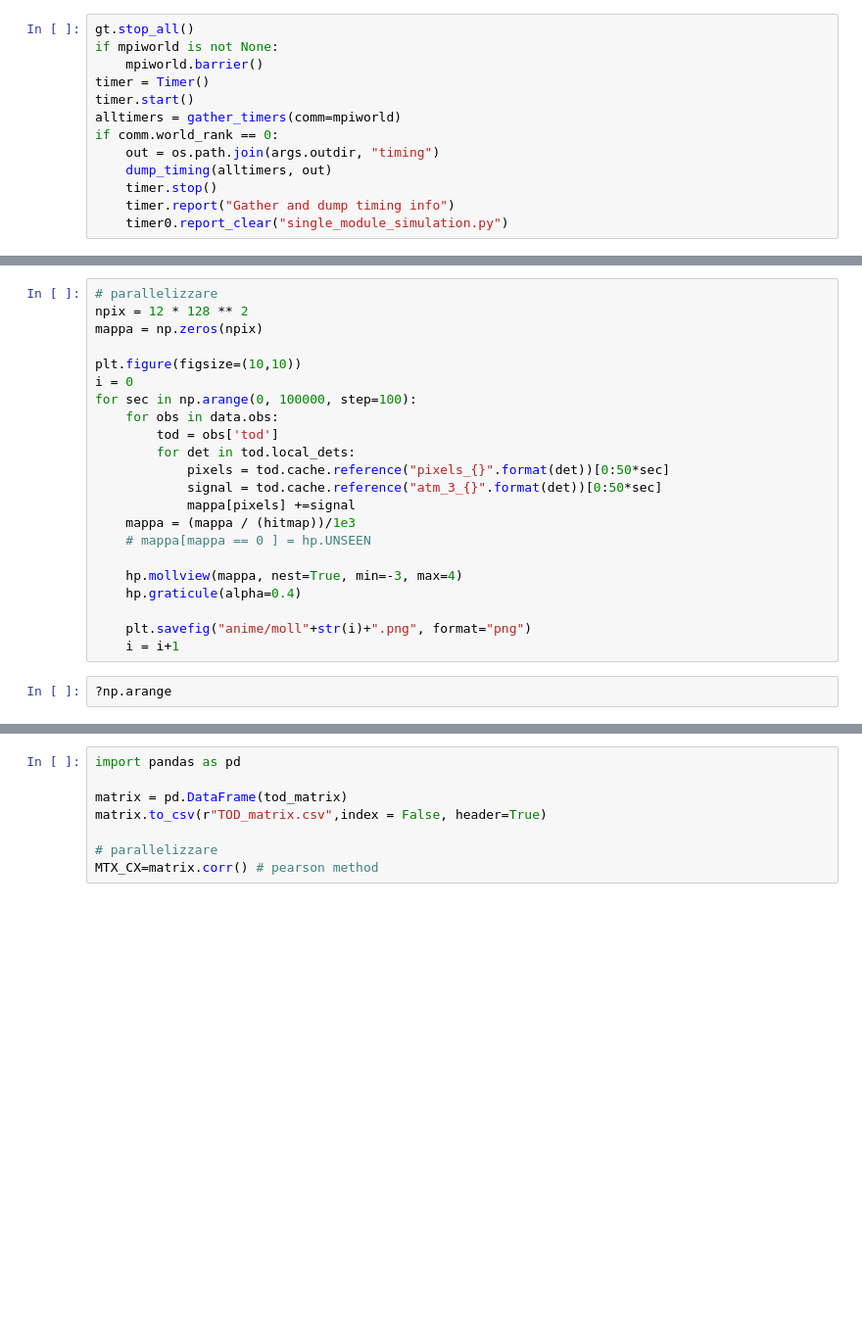
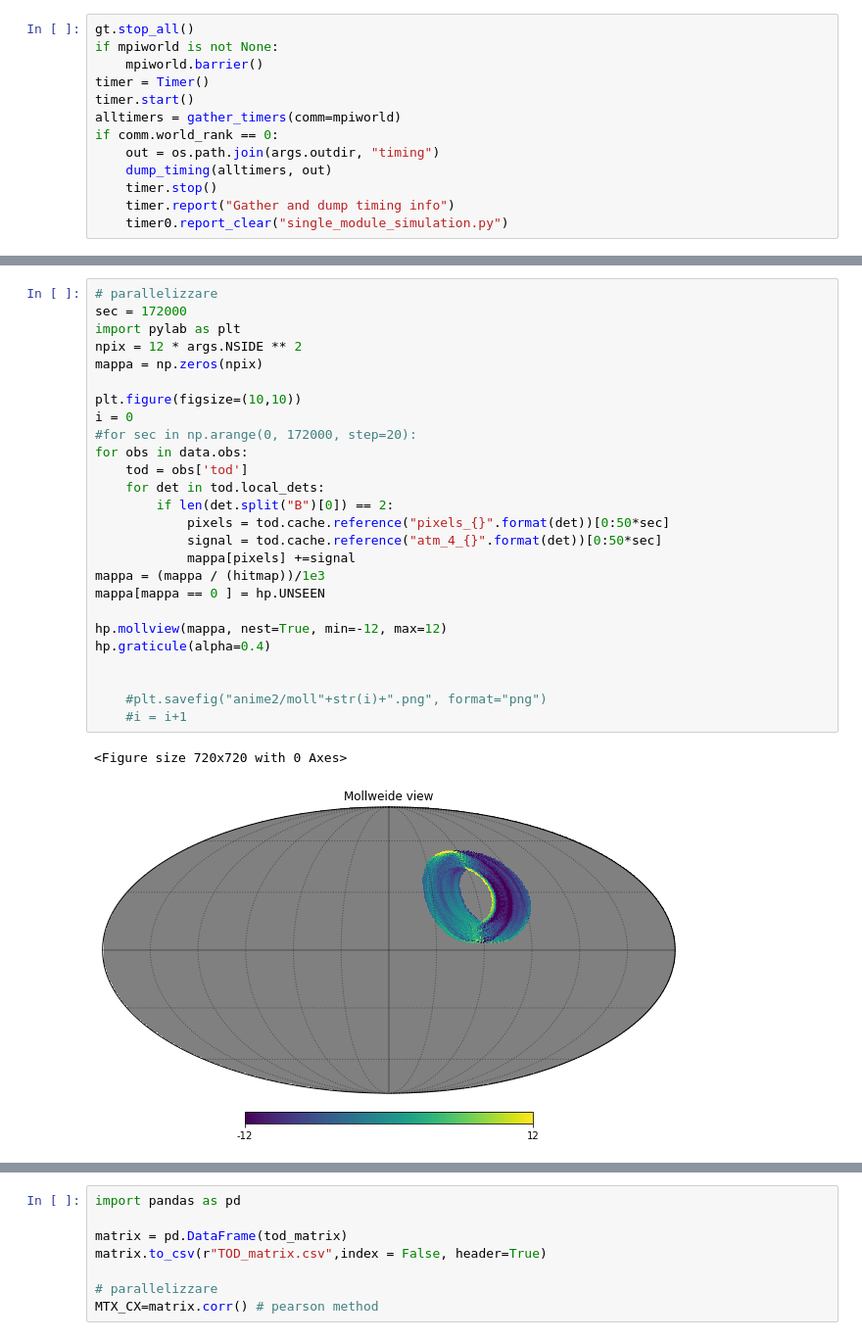
Before and after one commit to cmbgroundbased/cal, a Jupyter notebook: cookbook/Atmospheric_simulation_TOD.ipynb, the cells around one changed output, grey strips where cells are left out. Shown at 98% size. Saved outputs shown, nothing was run; the diff lists cells and outputs as text; blank space fills up the shorter version.

```diff
--- a/cookbook/Atmospheric_simulation_TOD.ipynb
+++ b/cookbook/Atmospheric_simulation_TOD.ipynb
@@ -469,26 +573,31 @@ hitmap
 # %%
 # parallelizzare
-npix = 12 * 128 ** 2
+sec = 172000
+import pylab as plt
+npix = 12 * args.NSIDE ** 2
 mappa = np.zeros(npix)
 
 plt.figure(figsize=(10,10))
 i = 0
-for sec in np.arange(0, 100000, step=100):
-    for obs in data.obs:
-        tod = obs['tod']
-        for det in tod.local_dets:
+#for sec in np.arange(0, 172000, step=20):
+for obs in data.obs:
+    tod = obs['tod']
+    for det in tod.local_dets:
+        if len(det.split("B")[0]) == 2:
             pixels = tod.cache.reference("pixels_{}".format(det))[0:50*sec]
-            signal = tod.cache.reference("atm_3_{}".format(det))[0:50*sec]
+            signal = tod.cache.reference("atm_4_{}".format(det))[0:50*sec]
             mappa[pixels] +=signal
-    mappa = (mappa / (hitmap))/1e3
-    # mappa[mappa == 0 ] = hp.UNSEEN
+mappa = (mappa / (hitmap))/1e3
+mappa[mappa == 0 ] = hp.UNSEEN
 
-    hp.mollview(mappa, nest=True, min=-3, max=4)
-    hp.graticule(alpha=0.4)
+hp.mollview(mappa, nest=True, min=-12, max=12)
+hp.graticule(alpha=0.4)
 
-    plt.savefig("anime/moll"+str(i)+".png", format="png")
-    i = i+1
+
+    #plt.savefig("anime2/moll"+str(i)+".png", format="png")
+    #i = i+1
+# %% [output]
+<Figure size 720x720 with 0 Axes>
+[figure, added]
-# %%
-?np.arange
 # %%
 plt.figure(figsize=(15,15))
```
Also changed, not shown: parts of 27 cells of this notebook, 2 other files.
